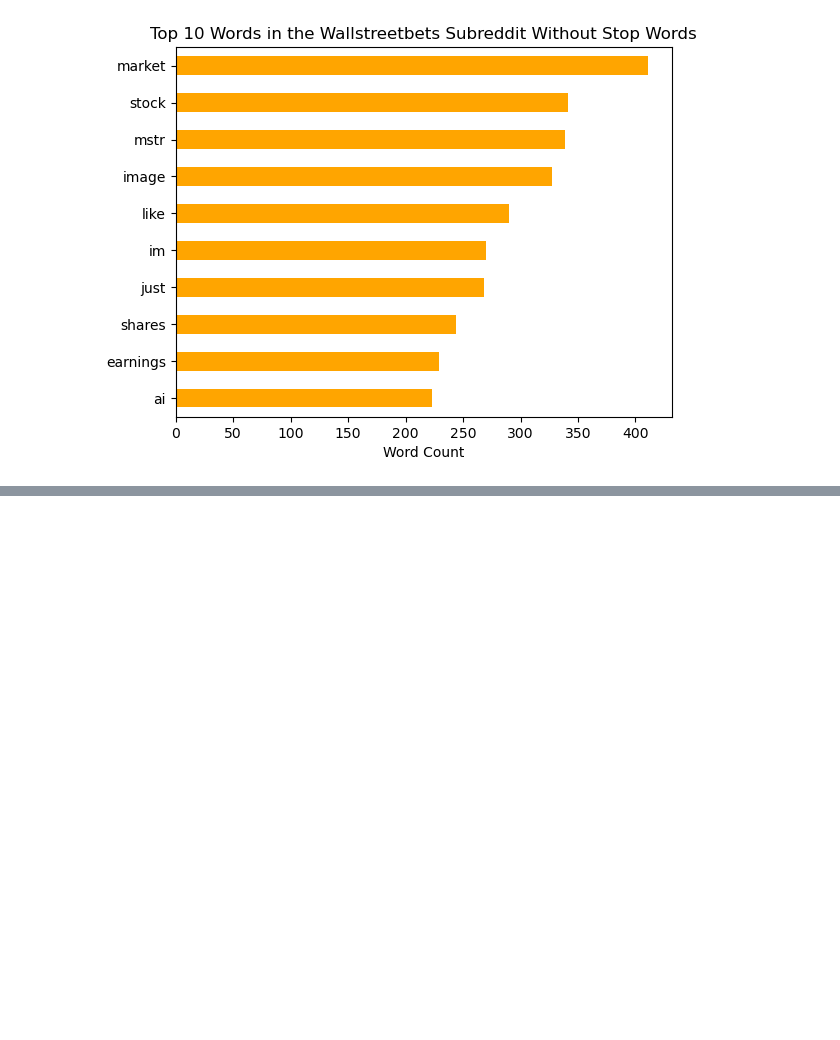
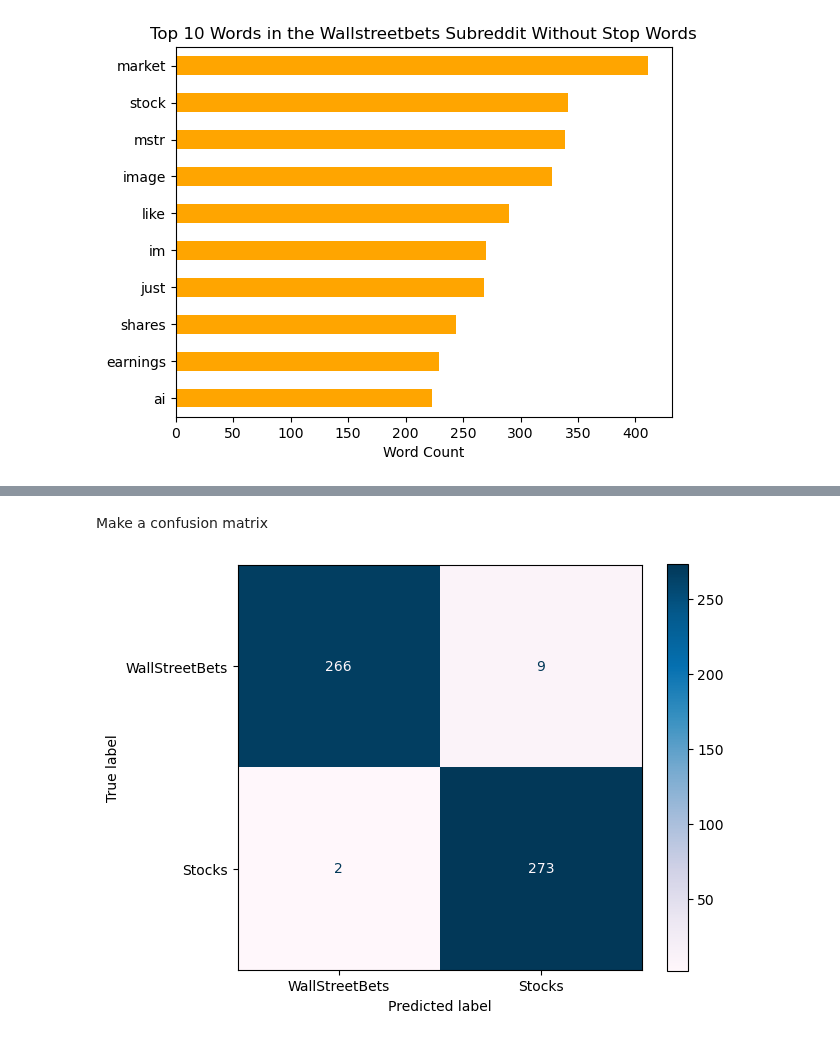
Before and after one commit to grahamjh99/Project-2-Subreddit-Classification, a Jupyter notebook: Project 3 Graham.ipynb, the cells around one changed output, grey strips where cells are left out. Drawn from its saved outputs; the diff is of its cells as text; code cells hidden in the pictures; blank space fills up the shorter version.

```diff
--- a/Project 3 Graham.ipynb
+++ b/Project 3 Graham.ipynb
@@ -457,0 +475,14 @@ sample_results.head(10)
+# %% [markdown]
+Make a confusion matrix
+# %%
+# Confusion matrix
+labels = ["WallStreetBets", "Stocks"]
+ConfusionMatrixDisplay.from_estimator(rf_2,
+                                      X_test['title'] + " " + X_test['self_text'],
+                                      y_test,
+                                      display_labels=labels,
+                                     cmap = 'PuBu')
+plt.tight_layout();
+plt.savefig('./Images/Confusion Matrix')
+# %% [output]
+[figure, added]
```
Also changed, not shown: parts of 7 cells of this notebook, 4 other files.
